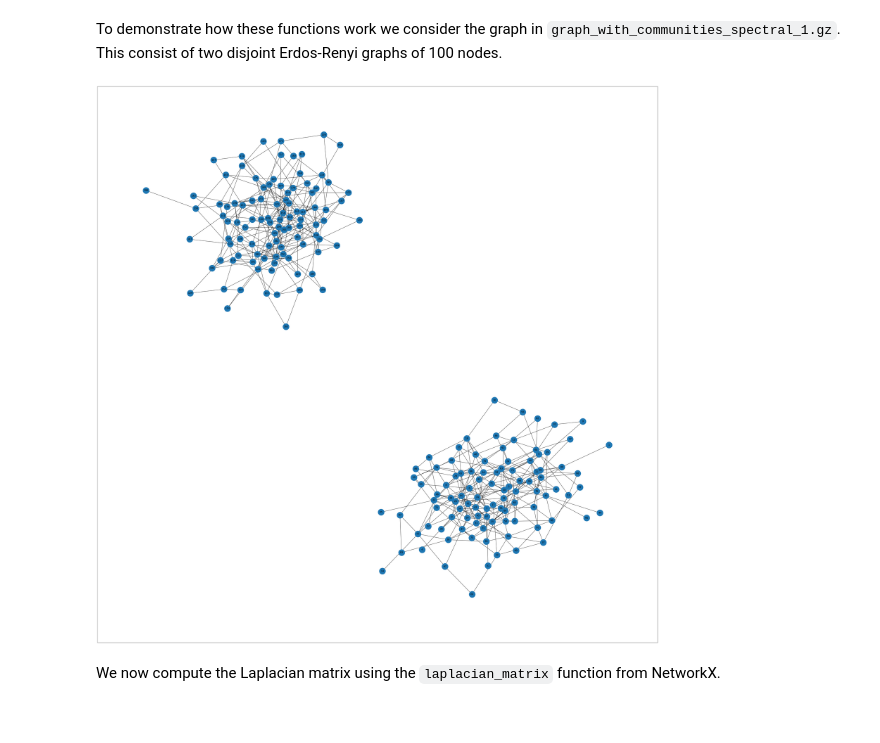
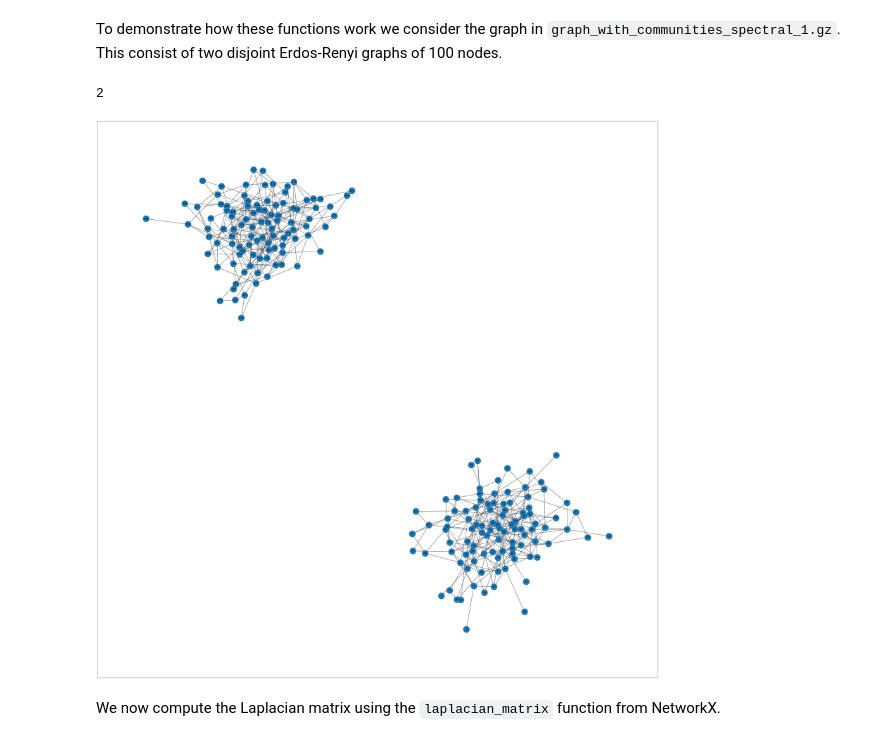
Before and after one commit to lucazini03/Network-Statistics, a Jupyter notebook: Community Detection/Community_detection_workshop_spectral_clustering.ipynb, the cells around one changed output. Cells and saved outputs as stored; diff of their text form; code cells hidden in the pictures.

```diff
--- a/Community Detection/Community_detection_workshop_spectral_clustering.ipynb
+++ b/Community Detection/Community_detection_workshop_spectral_clustering.ipynb
@@ -40,13 +40,16 @@ import numpy as np
 # %% [markdown]
 To demonstrate how these functions work we consider the graph in `graph_with_communities_spectral_1.gz`. This consist of two disjoint Erdos-Renyi graphs of 100 nodes.
 # %%
-disjoint_graph = nx.read_multiline_adjlist('graph_with_communities_spectral_1.gz')
+disjoint_graph = nx.read_multiline_adjlist('../Data sets/Community Detection/graph_with_communities_spectral_1.gz')
 
 fig = plt.figure(figsize=(50,50))
 
 nx.draw_networkx(disjoint_graph,node_size=1000)
+
+print(nx.number_connected_components(disjoint_graph))
 # %% [output]
+2
-[figure, old version]
+[figure, new version]
 # %% [markdown]
 We now compute the Laplacian matrix using the `laplacian_matrix` function from NetworkX.
 # %%
```
Also changed, not shown: parts of 13 cells of this notebook, 19 other files.
